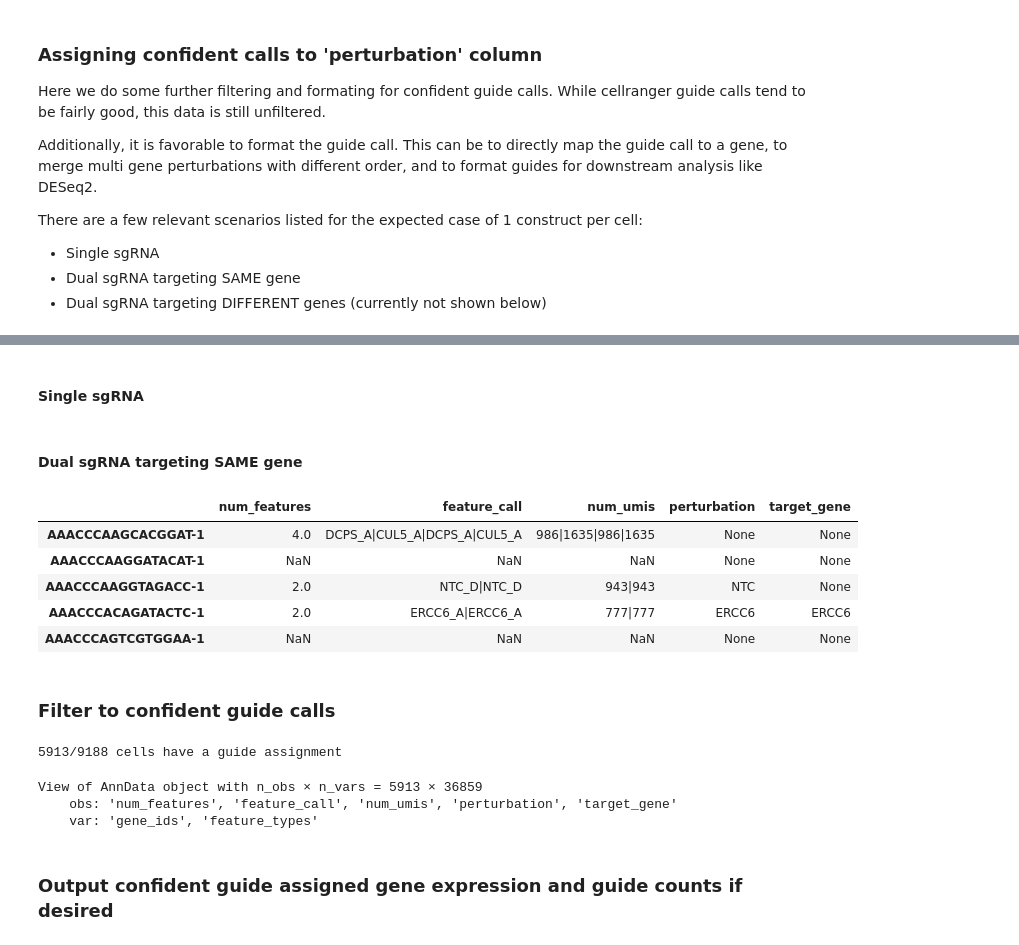
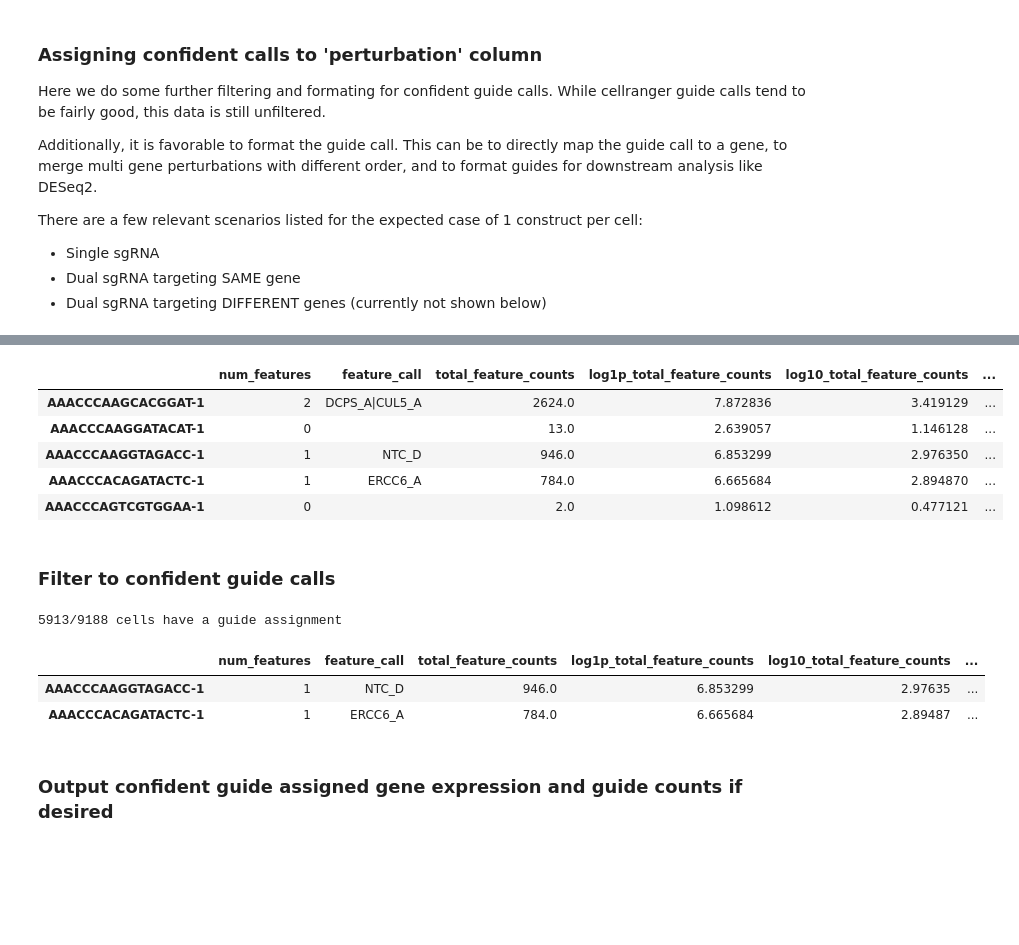
Before and after one commit to aidanwinters/pyturbseq, a Jupyter notebook: Tutorial.ipynb, the cells around one changed output, grey strips where cells are left out. Saved outputs shown, nothing was run; the diff lists cells and outputs as text; code cells hidden in the pictures; blank space fills up the shorter version.

```diff
--- a/Tutorial.ipynb
+++ b/Tutorial.ipynb
@@ -126,12 +158,3 @@ There are a few relevant scenarios listed for the expected case of 1 construct p
 
 For single guide cases, we expect to see a majority of cells with 1 guide.
 For dual guide cases, we expect to see a majority of cells with 2 guides.
-# %%
-##NOTE: this datatset is single construct so we artificially create the feature calls to demonstrate dual guide
-
-##EXCLUDE FOR DATA THAT IS ALREADY DUAL GUIDE
-adata.obs['feature_call'] = adata.obs['feature_call'] + '|' +  adata.obs['feature_call']
-adata.obs['num_features'] = adata.obs['num_features'] * 2
-adata.obs['num_umis'] = adata.obs['num_umis'] + '|' +  adata.obs['num_umis']
-adata.obs.head()
-##EXCLUDE FOR DATA THAT IS ALREADY DUAL GUIDE
@@ -149,49 +165,34 @@ g = plot_num_features(adata, show=True)
-# %% [markdown]
-
-####  Single sgRNA
 # %%
 adata.obs['perturbation'] =  None ## confident guide assignment column
 
 ## assign guide to a cel=s ONLY if they have 1 guide called
 adata.obs.loc[adata.obs['num_features'] == 1, 'perturbation'] = adata.obs.loc[adata.obs['num_features'] == 1, 'feature_call']
 
 adata.obs['guide'] = adata.obs['perturbation'] #store the original guide name for downstream analysis
-adata.obs['perturbation'] = adata.obs['perturbation'].str.replace('NTC_[A-Z]', 'NTC', regex=True) #merge all the NTCs into one perturbation class
-adata.obs['perturbation'] = adata.obs['perturbation'].str.replace('_', '-') #make it friendly with DEseq2 which does not accept underscores for some reason
+adata.obs['perturbation'] = adata.obs['perturbation'].str.replace('NTC_[A-Z]', 'NTC', regex=True).str.split('_').str[0] #merge all the NTCs into one perturbation class
+# adata.obs['perturbation'] = adata.obs['perturbation'].str.replace('_', '-') #make it friendly with DEseq2 which does not accept underscores for some reason
 adata.obs['target_gene']  = adata.obs['guide'].str.split('_').str[0] #get a target gene for each. In this case is just the name of the guide
 adata.obs.loc[adata.obs['perturbation'] == 'NTC', 'target_gene'] = None #set NTC target gene to None
 
-adata.obs.head()
+adata.obs.head(5)
+# %% [output]
+|  | num_features | feature_call | total_feature_counts | log1p_total_feature_counts | log10_total_feature_counts | ... |
+| AAACCCAAGCACGGAT-1 | 2 | DCPS_A|CUL5_A | 2624.0 | 7.872836 | 3.419129 | ... |
+| AAACCCAAGGATACAT-1 | 0 |  | 13.0 | 2.639057 | 1.146128 | ... |
+| AAACCCAAGGTAGACC-1 | 1 | NTC_D | 946.0 | 6.853299 | 2.976350 | ... |
+| AAACCCACAGATACTC-1 | 1 | ERCC6_A | 784.0 | 6.665684 | 2.894870 | ... |
+| AAACCCAGTCGTGGAA-1 | 0 |  | 2.0 | 1.098612 | 0.477121 | ... |
-# %% [markdown]
-#### Dual sgRNA targeting SAME gene
-# %%
-from pyturbseq.utils import split_compare
-
-
-#this function splits a feature call from cellranger, removes guide specific information (separated by underscore), and then returns consensus dual guide calls
-adata.obs['perturbation'] = [split_compare(x, expected_num=2) for x in adata.obs['feature_call']]
-perturbed_cells = adata.obs['perturbation'] != 'NTC'
-adata.obs['target_gene'] = None
-adata.obs.loc[perturbed_cells, 'target_gene']  = adata.obs.loc[perturbed_cells, 'perturbation'] # in this case, the target gene is all perturbations that are not the non targeting control (NTC)
-adata.obs.head()
-# %% [output]
-|  | num_features | feature_call | num_umis | perturbation | target_gene |
-| AAACCCAAGCACGGAT-1 | 4.0 | DCPS_A|CUL5_A|DCPS_A|CUL5_A | 986|1635|986|1635 | None | None |
-| AAACCCAAGGATACAT-1 | NaN | NaN | NaN | None | None |
-| AAACCCAAGGTAGACC-1 | 2.0 | NTC_D|NTC_D | 943|943 | NTC | None |
-| AAACCCACAGATACTC-1 | 2.0 | ERCC6_A|ERCC6_A | 777|777 | ERCC6 | ERCC6 |
-| AAACCCAGTCGTGGAA-1 | NaN | NaN | NaN | None | None |
 # %% [markdown]
 ### Filter to confident guide calls
 # %%
 print(f"{np.sum(adata.obs['perturbation'].notna())}/{adata.shape[0]} cells have a guide assignment")
 adata = adata[adata.obs['perturbation'].notna(), :] #remove cells that do not have a guide assignment
-adata
+adata.obs.head(2)
 # %% [output]
 5913/9188 cells have a guide assignment
-View of AnnData object with n_obs × n_vars = 5913 × 36859
-    obs: 'num_features', 'feature_call', 'num_umis', 'perturbation', 'target_gene'
-    var: 'gene_ids', 'feature_types'
+|  | num_features | feature_call | total_feature_counts | log1p_total_feature_counts | log10_total_feature_counts | ... |
+| AAACCCAAGGTAGACC-1 | 1 | NTC_D | 946.0 | 6.853299 | 2.97635 | ... |
+| AAACCCACAGATACTC-1 | 1 | ERCC6_A | 784.0 | 6.665684 | 2.89487 | ... |
 # %% [markdown]
 ### Output confident guide assigned gene expression and guide counts if desired
 # %%
```
Also changed, not shown: parts of 32 cells of this notebook, 2 other files.
